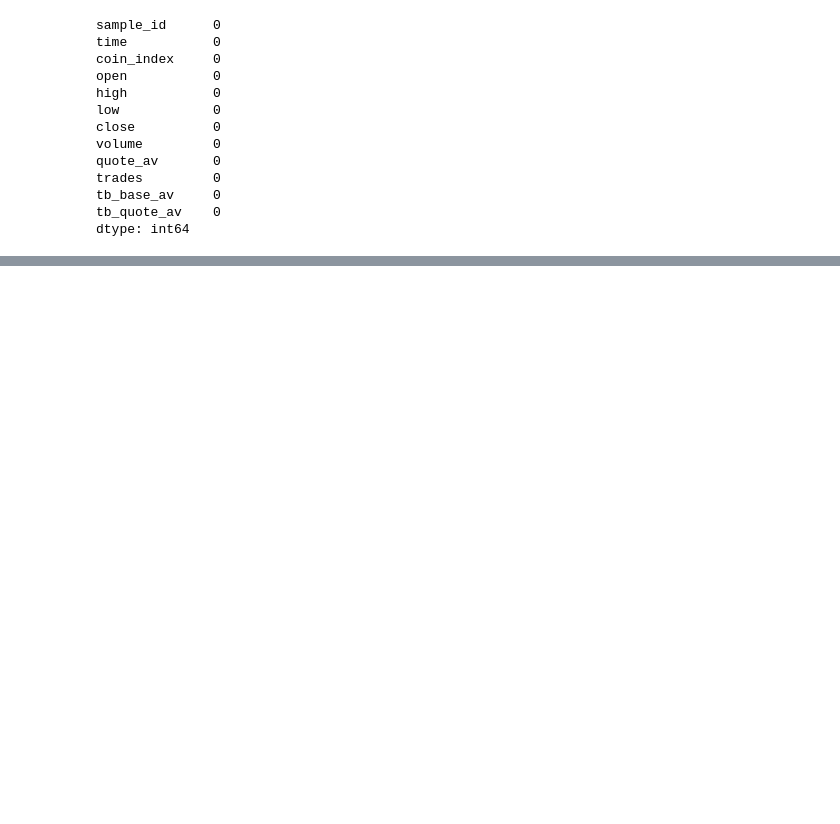
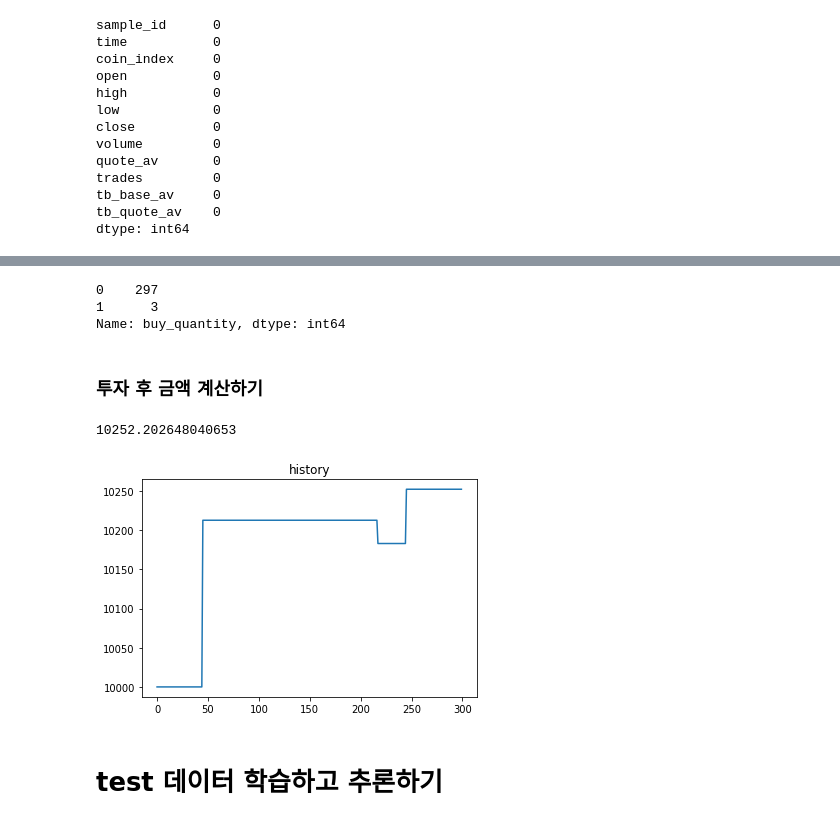
Before and after one commit to Kingnamji/Coin_Trader, a Jupyter notebook: Bit_Trader.ipynb, the cells around one changed output, grey strips where cells are left out. Cells and saved outputs as stored; diff of their text form; code cells hidden in the pictures; blank space fills up the shorter version.

```diff
--- a/Bit_Trader.ipynb
+++ b/Bit_Trader.ipynb
@@ -120,0 +204,8 @@ test_x_array {test_x_array.shape}
+# %%
+# train 데이터 상단의 300개 샘플로 validation set를 구성하여 학습 및 추론
+valid_x_df = train_x_df[train_x_df.sample_id < 300]
+valid_y_df = train_y_df[train_y_df.sample_id < 300]
+
+valid_x_array = df2d_to_array3d(valid_x_df)
+valid_y_array = df2d_to_array3d(valid_y_df)
+valid_pred_array = np.zeros([300, 120])
@@ -120,0 +265,21 @@ test_x_array {test_x_array.shape}
+# %%
+def array_to_submission(x_array, pred_array):
+    # 입력 x_arrry와 출력 pred_arry를 통해서
+    # buy_quantitiy와 sell_time을 결정
+    submission = pd.DataFrame(np.zeros([pred_array.shape[0],2], np.int64),
+                columns = ['buy_quantity', 'sell_time'])
+    submission = submission.reset_index()
+    submission.loc[:, 'buy_quantity'] = 0.1
+
+    buy_price = []
+    for idx, sell_time in enumerate(np.argmax(pred_array, axis = 1)):
+        buy_price.append(pred_array[idx, sell_time])
+    buy_price = np.array(buy_price)
+    # 10% 이상 상승하고 예측한 sample에 대해서만 100% 매수
+    submission.loc[:, 'buy_quantity'] = (buy_price > 1.10) * 1
+    # 모델이 예측값 중 최대 값에 해당하는 시간에 매도|
+    submission['sell_time'] = np.argmax(pred_array, axis = 1)
+    submission.columns = ['sample_id','buy_quantity', 'sell_time']
+    return submission
+# %%
+valid_submission = array_to_submission(valid_x_array, valid_pred_array)
@@ -120,0 +302,10 @@ test_x_array {test_x_array.shape}
+# %%
+# 전체 300가지 sample에 대해
+# 9가지 case에서 115% 이상 상승한다고 추론함.
+valid_submission.buy_quantity.value_counts()
+# %% [output]
+0    297
+1      3
+Name: buy_quantity, dtype: int64
+# %% [markdown]
+### 투자 후 금액 계산하기
@@ -120,0 +353,19 @@ test_x_array {test_x_array.shape}
+# %%
+
+total_momey, total_momey_list = COIN(valid_y_df,
+                                     valid_submission)
+# %%
+
+# 투자 후 금액
+print(total_momey)
+# %% [output]
+10252.202648040653
+# %%
+# 투자 히스토리
+plt.plot(total_momey_list)
+plt.title("history")
+plt.show()
+# %% [output]
+[figure, added]
+# %% [markdown]
+# test 데이터 학습하고 추론하기
```
Also changed, not shown: parts of 33 cells of this notebook.
